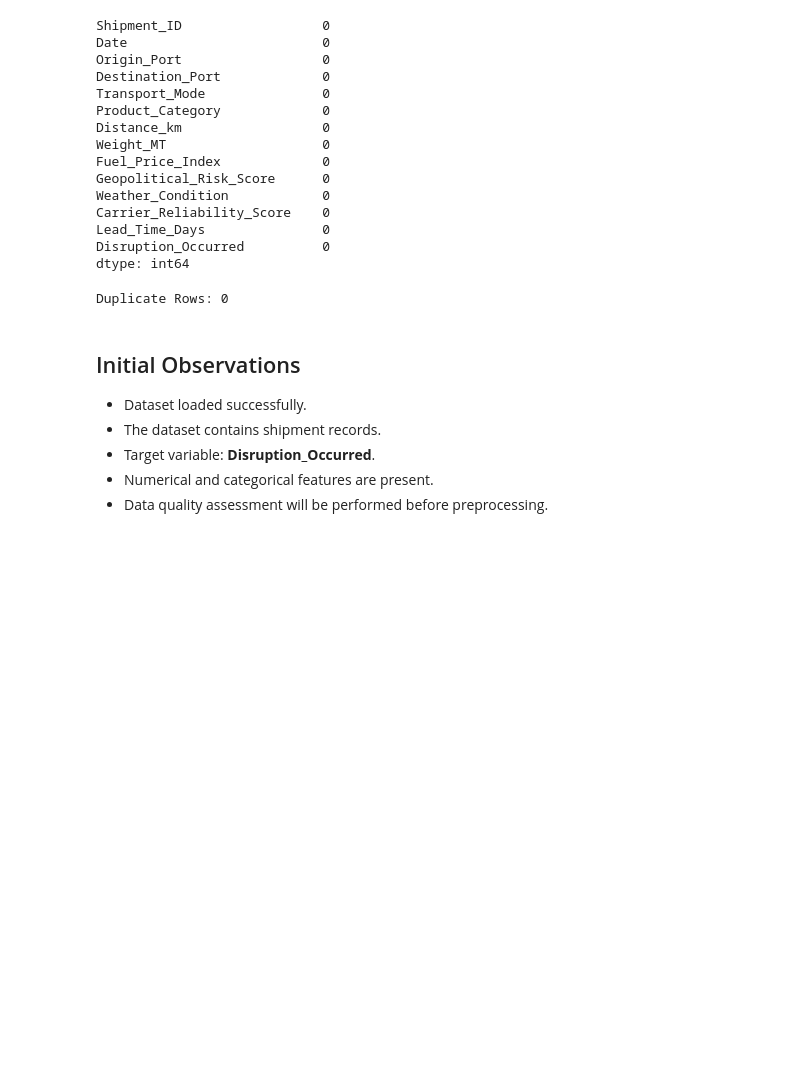
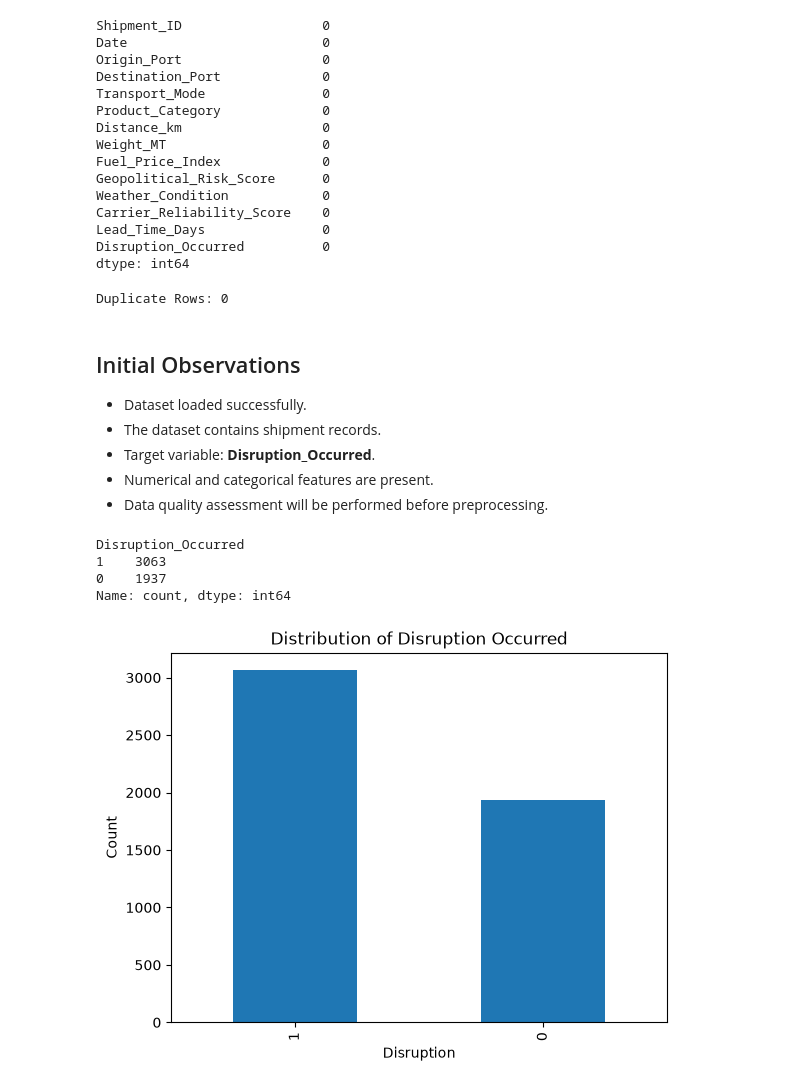
Before and after one commit to Devika-Viswom/SupplyPrescript, a Jupyter notebook: notebooks/01_Data_Understanding.ipynb, the cells around one changed output. Drawn from its saved outputs; the diff is of its cells as text; code cells hidden in the pictures; blank space fills up the shorter version.

```diff
--- a/notebooks/01_Data_Understanding.ipynb
+++ b/notebooks/01_Data_Understanding.ipynb
@@ -167,3 +167,24 @@ Duplicate Rows: 0
 - Target variable: **Disruption_Occurred**.
 - Numerical and categorical features are present.
 - Data quality assessment will be performed before preprocessing.
+# %%
+# Target variable distribution
+df["Disruption_Occurred"].value_counts()
+# %% [output]
+Disruption_Occurred
+1    3063
+0    1937
+Name: count, dtype: int64
+# %%
+import matplotlib.pyplot as plt
+
+df["Disruption_Occurred"].value_counts().plot(
+    kind="bar",
+    title="Distribution of Disruption Occurred"
+)
+
+plt.xlabel("Disruption")
+plt.ylabel("Count")
+plt.show()
+# %% [output]
+[figure, added]
```
Also changed, not shown: parts of 2 cells of this notebook.
